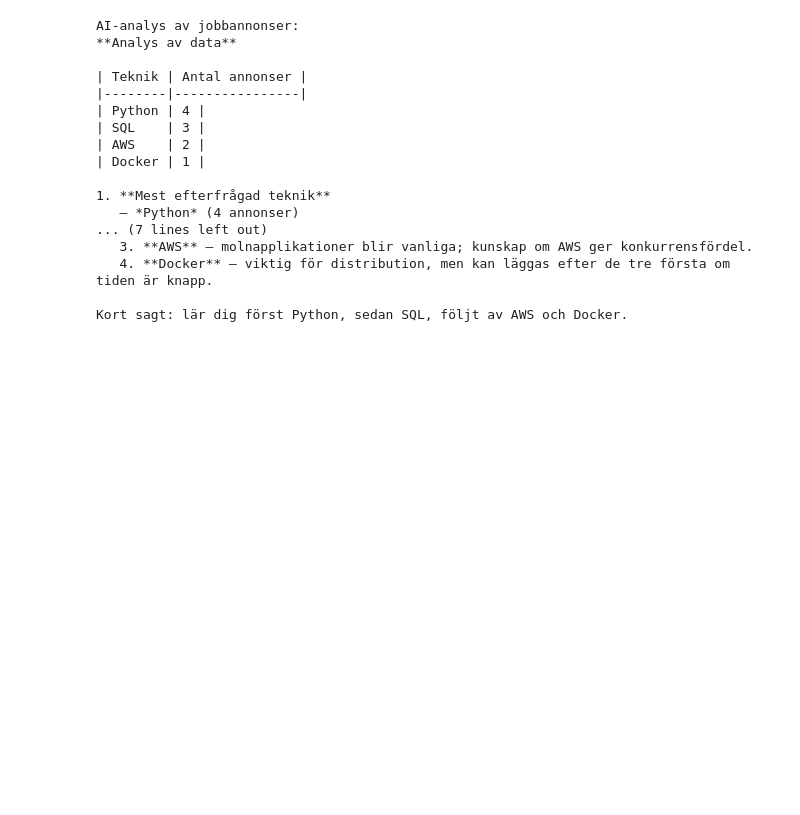
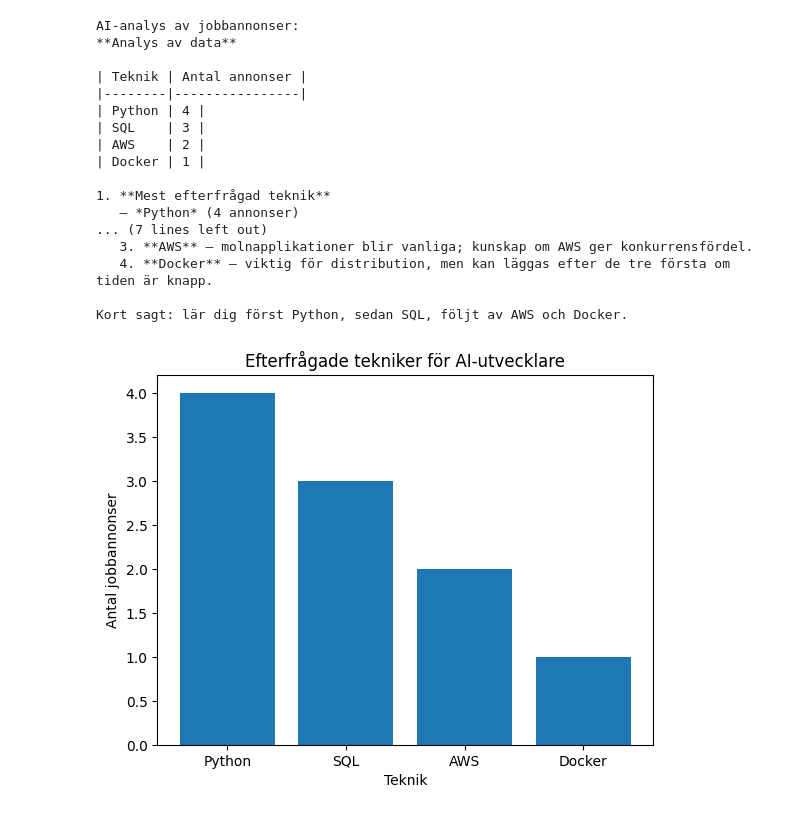
Before and after one commit to aberatew-AI/AI-jobbanalys, a Jupyter notebook: Projekt.ipynb, the cells around one changed output. Drawn from its saved outputs; the diff is of its cells as text; code cells hidden in the pictures; blank space fills up the shorter version.

```diff
--- a/Projekt.ipynb
+++ b/Projekt.ipynb
@@ -381,3 +390,13 @@ AI-analys av jobbannonser:
    4. **Docker** – viktig för distribution, men kan läggas efter de tre första om tiden är knapp.
 
 Kort sagt: lär dig först Python, sedan SQL, följt av AWS och Docker.
+# %%
+plt.bar(tekniker.keys(), tekniker.values())
+
+plt.title("Efterfrågade tekniker för AI-utvecklare")
+plt.xlabel("Teknik")
+plt.ylabel("Antal jobbannonser")
+
+plt.show()
+# %% [output]
+[figure, added]
```
Also changed, not shown: parts of 2 cells of this notebook, 2 other files.
